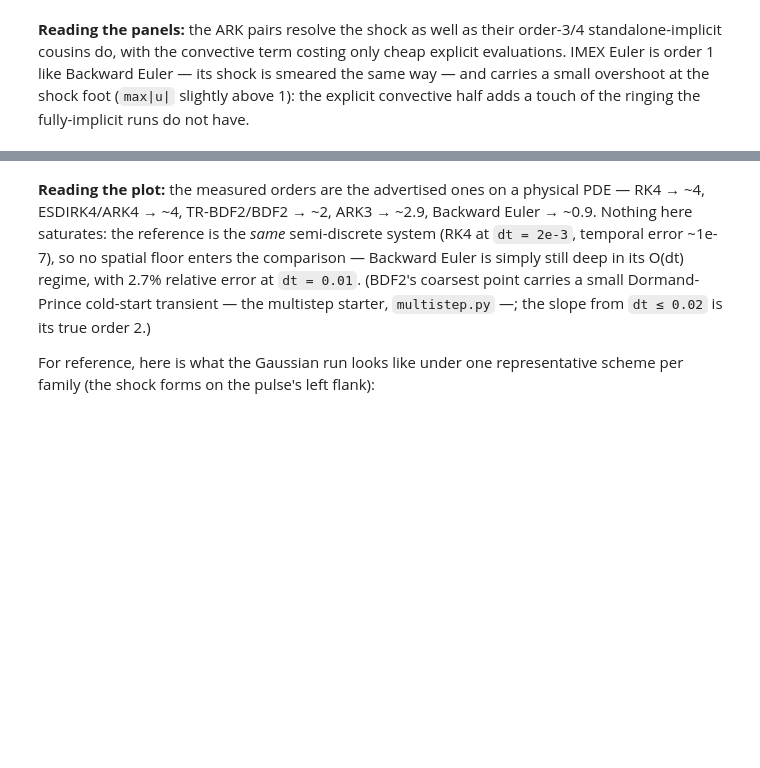
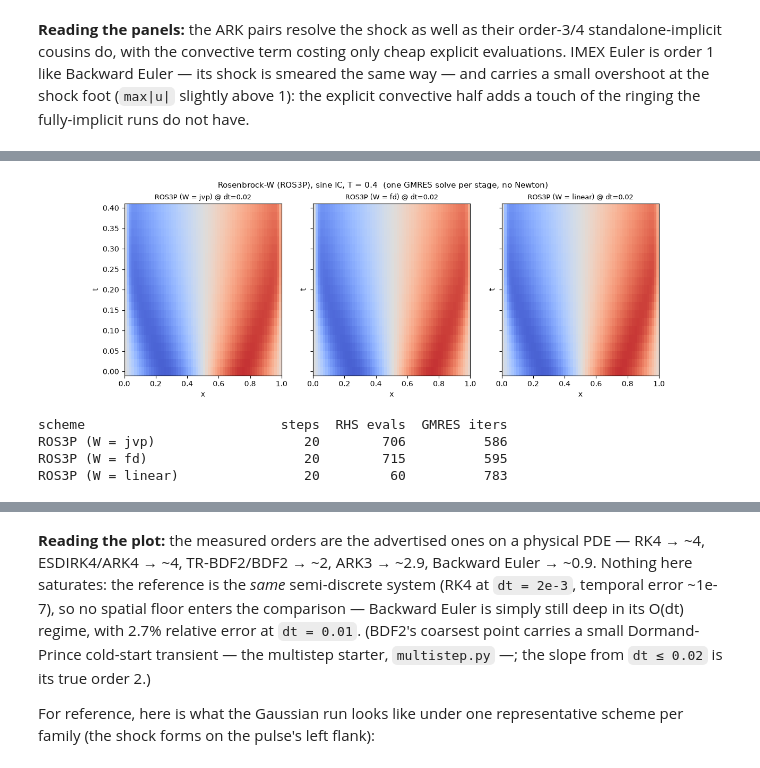
Before and after one commit to wi-re/warpSPHIntegrators, a Jupyter notebook: viscous_burgers_demo.ipynb, the cells around one changed output, grey strips where cells are left out. Drawn from its saved outputs; the diff is of its cells as text; code cells hidden in the pictures; blank space fills up the shorter version.

```diff
--- a/viscous_burgers_demo.ipynb
+++ b/viscous_burgers_demo.ipynb
@@ -400,0 +438,22 @@ the ringing the fully-implicit runs do not have.
+# %%
+rwRuns = {
+    f'ROS3P (W = jvp) @ dt={DT_STIFF:g}': runTrajectory('ROS3P', DT_STIFF, T, problem.rhs, makeSine, w='jvp'),
+    f'ROS3P (W = fd) @ dt={DT_STIFF:g}': runTrajectory('ROS3P', DT_STIFF, T, problem.rhs, makeSine, w='fd'),
+    f'ROS3P (W = linear) @ dt={DT_STIFF:g}': runTrajectory('ROS3P', DT_STIFF, T, problem.rhs, makeSine, w='linear'),
+}
+
+fig, axes = plt.subplots(1, 3, figsize=(13, 4.2), sharey=True)
+for ax, (title, (times, U, *_)) in zip(axes, rwRuns.items()):
+    spacetime(ax, times, U, title)
+fig.suptitle(f'Rosenbrock-W (ROS3P), sine IC, T = {T}  (one GMRES solve per stage, no Newton)', fontsize=11)
+plt.show()
+
+print(f"{'scheme':30s} {'steps':>5s} {'RHS evals':>10s} {'GMRES iters':>12s}")
+for title, (times, U, r, g) in rwRuns.items():
+    print(f"{title.split(' @')[0]:30s} {len(times) - 1:5d} {r:10d} {g:12d}")
+# %% [output]
+[figure, added]
+scheme                         steps  RHS evals  GMRES iters
+ROS3P (W = jvp)                   20        706          586
+ROS3P (W = fd)                    20        715          595
+ROS3P (W = linear)                20         60          783
```
Also changed, not shown: parts of 12 cells of this notebook, 14 other files.
